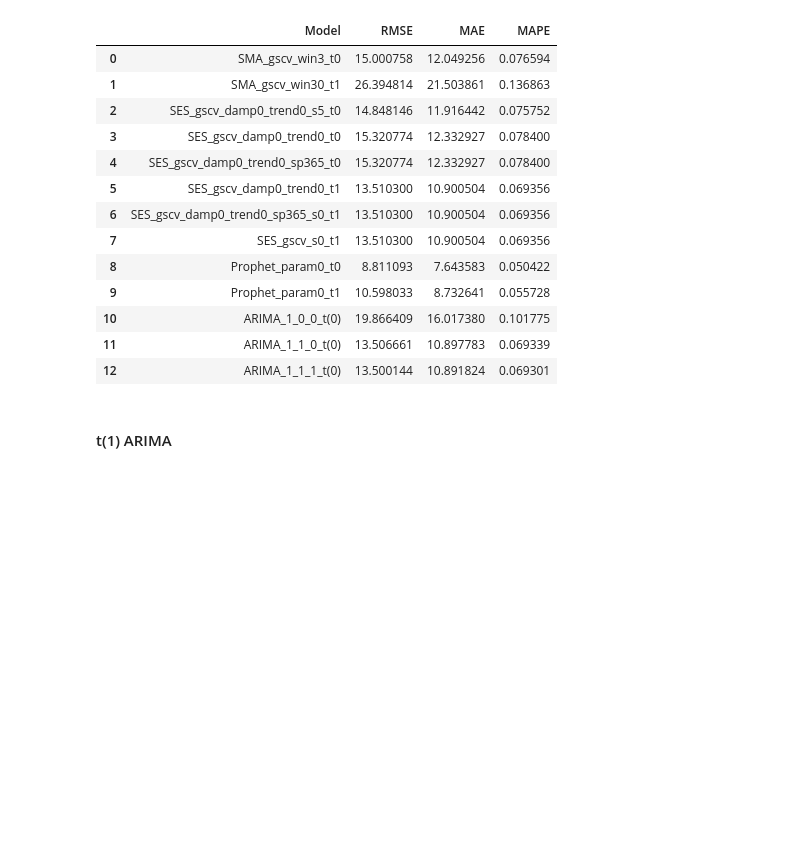
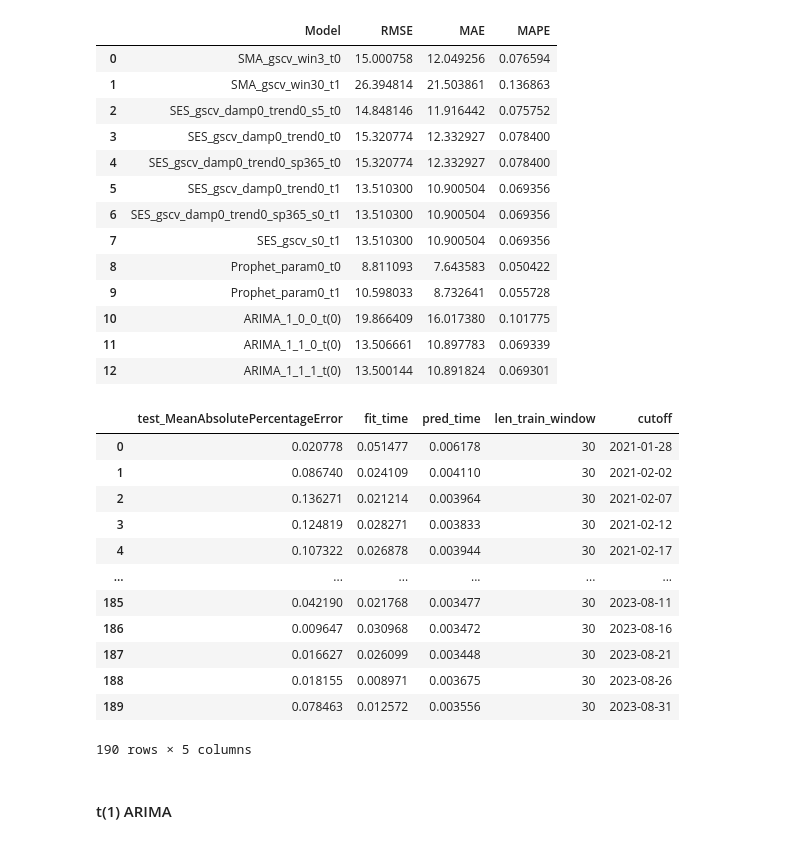
Before and after one commit to aferrers/stockpriceprediction, a Jupyter notebook: notebooks/notebook1.ipynb, the cells around one changed output. Saved outputs shown, nothing was run; the diff lists cells and outputs as text; code cells hidden in the pictures; blank space fills up the shorter version.

```diff
--- a/notebooks/notebook1.ipynb
+++ b/notebooks/notebook1.ipynb
@@ -1286,6 +1300,33 @@ model_scoring
 | 10 | ARIMA_1_0_0_t(0) | 19.866409 | 16.017380 | 0.101775 |
 | 11 | ARIMA_1_1_0_t(0) | 13.506661 | 10.897783 | 0.069339 |
 | 12 | ARIMA_1_1_1_t(0) | 13.500144 | 10.891824 | 0.069301 |
+# %%
+from sktime.forecasting.model_evaluation import evaluate
+from sktime.split import ExpandingWindowSplitter
+from sktime.split import SlidingWindowSplitter
+
+cv = SlidingWindowSplitter(fh = [30], window_length = 30, step_length = 5)
+
+#cv = ExpandingWindowSplitter(
+#    step_length=12, fh=[1, 2, 3, 4, 5, 6, 7, 8, 9, 10, 11, 12], initial_window=72)
+
+df = evaluate(forecaster=model, y=y_train, cv=cv, strategy="refit", return_data=True)
+
+df.iloc[:, :5]
+# %% [output]
+|  | test_MeanAbsolutePercentageError | fit_time | pred_time | len_train_window | cutoff |
+| 0 | 0.020778 | 0.051477 | 0.006178 | 30 | 2021-01-28 |
+| 1 | 0.086740 | 0.024109 | 0.004110 | 30 | 2021-02-02 |
+| 2 | 0.136271 | 0.021214 | 0.003964 | 30 | 2021-02-07 |
+| 3 | 0.124819 | 0.028271 | 0.003833 | 30 | 2021-02-12 |
+| 4 | 0.107322 | 0.026878 | 0.003944 | 30 | 2021-02-17 |
+| ... | ... | ... | ... | ... | ... |
+| 185 | 0.042190 | 0.021768 | 0.003477 | 30 | 2023-08-11 |
+| 186 | 0.009647 | 0.030968 | 0.003472 | 30 | 2023-08-16 |
+| 187 | 0.016627 | 0.026099 | 0.003448 | 30 | 2023-08-21 |
+| 188 | 0.018155 | 0.008971 | 0.003675 | 30 | 2023-08-26 |
+| 189 | 0.078463 | 0.012572 | 0.003556 | 30 | 2023-08-31 |
+190 rows × 5 columns
 # %% [markdown]
 #### t(1) ARIMA
 # %%
```
Also changed, not shown: parts of 7 cells of this notebook.
